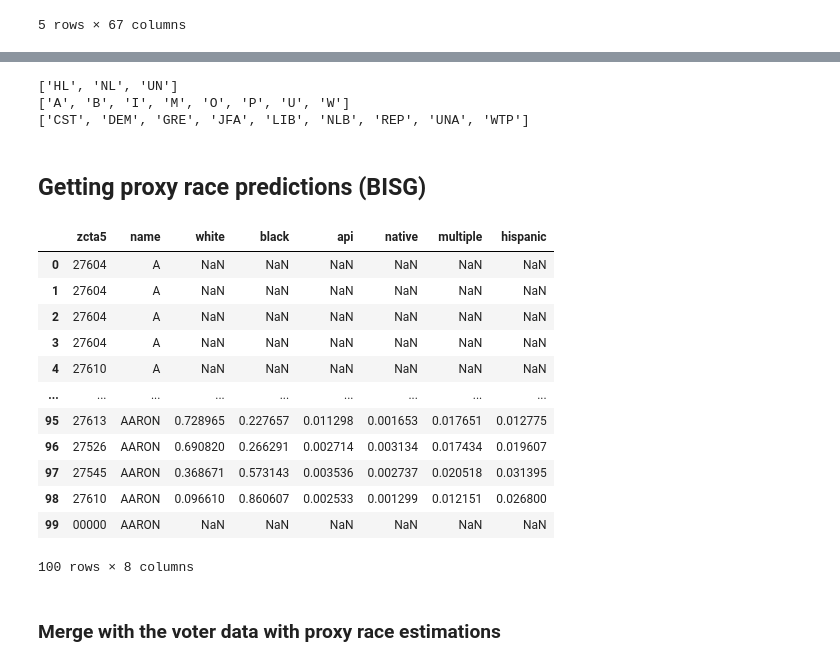
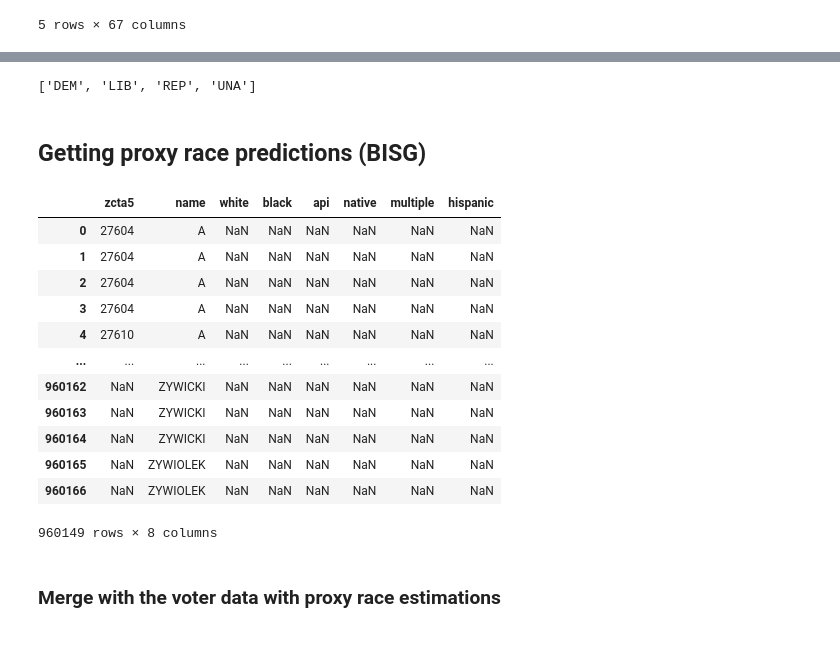
Before and after one commit to saminourji/BISGproject, a Jupyter notebook: src/BISG_North_Carolina_Voter_Registration_Analysis.ipynb, the cells around one changed output, grey strips where cells are left out. Cells and saved outputs as stored; diff of their text form; code cells hidden in the pictures.

```diff
--- a/src/BISG_North_Carolina_Voter_Registration_Analysis.ipynb
+++ b/src/BISG_North_Carolina_Voter_Registration_Analysis.ipynb
@@ -58,28 +94,24 @@ voter_data.head()
 # %%
 import numpy as np
 
-print(sorted(voter_data["ethnic_code"].unique()))
-print(sorted(voter_data["race_code"].unique()))
-
-
-# Remove parties other than DEM REP LIB IND
-# voter_data = voter_data[voter_data["party_cd"].isin(["DEM", "REP","LIB","UNA"])]
+# Removing all parties other than  (DEM, REP, LIB, IND) -- here assume that IND(ependent) = UNA(ssigned)
+voter_data = voter_data[voter_data["party_cd"].isin(
+    ["DEM", "REP", "LIB", "UNA"])]
 voter_parties = sorted(voter_data["party_cd"].unique())
 print(voter_parties)
 
 
-
 # Making the "race_code" and "ehnic_code" match with the surgeo's BISG race
-    # hispanic ethnicity takes priority over race
+# hispanic ethnicity takes priority over race
 bisg_race = ["white", "black", "api", "native", "multiple", "hispanic"]
 race_map = {"A": "multiple",
-             "B": "black",
-             "P": "api",
-             "I": "native",
-             "M": "multiple",
-             "O": "multiple",
-             "U": "multiple",
-             "W": "white"}
+            "B": "black",
+            "P": "api",
+            "I": "native",
+            "M": "multiple",
+            "O": "multiple",
+            "U": "multiple",
+            "W": "white"}
 
 voter_data["bisg_race"] = voter_data["race_code"].map(race_map)
 voter_data.loc[voter_data["ethnic_code"] == "HL", "bisg_race"] = "hispanic"
@@ -88,38 +120,34 @@ voter_data.loc[voter_data["ethnic_code"] == "HL", "bisg_race"] = "hispanic"
 # Converting zip codes to strings (NAs converted to 0)
 voter_data["zip_code"] = voter_data["zip_code"].fillna(0)
 voter_data["zip_code"] = voter_data["zip_code"].astype(int).astype(str)
-
-
-# voter_data["last_name"] = voter_data["last_name"].fillna("")
 # %% [output]
-['HL', 'NL', 'UN']
-['A', 'B', 'I', 'M', 'O', 'P', 'U', 'W']
-['CST', 'DEM', 'GRE', 'JFA', 'LIB', 'NLB', 'REP', 'UNA', 'WTP']
+['DEM', 'LIB', 'REP', 'UNA']
 # %% [markdown]
 ## Getting proxy race predictions (BISG)
 # %%
 import sys, os
 sys.path.append(os.path.abspath(os.path.join(os.getcwd(), '..')))
 from predictors.BISGPredictor_class import BISGPredictor
 
+# using BISGPredictor class
 bisg = BISGPredictor()
 
-sg_results = bisg.inference(voter_data)
-sg_results.head(100)
+proxy_results = bisg.inference(voter_data)
+proxy_results
 # %% [output]
 |  | zcta5 | name | white | black | api | native | multiple | hispanic |
 | 0 | 27604 | A | NaN | NaN | NaN | NaN | NaN | NaN |
 | 1 | 27604 | A | NaN | NaN | NaN | NaN | NaN | NaN |
 | 2 | 27604 | A | NaN | NaN | NaN | NaN | NaN | NaN |
 | 3 | 27604 | A | NaN | NaN | NaN | NaN | NaN | NaN |
 | 4 | 27610 | A | NaN | NaN | NaN | NaN | NaN | NaN |
 | ... | ... | ... | ... | ... | ... | ... | ... | ... |
-| 95 | 27613 | AARON | 0.728965 | 0.227657 | 0.011298 | 0.001653 | 0.017651 | 0.012775 |
-| 96 | 27526 | AARON | 0.690820 | 0.266291 | 0.002714 | 0.003134 | 0.017434 | 0.019607 |
-| 97 | 27545 | AARON | 0.368671 | 0.573143 | 0.003536 | 0.002737 | 0.020518 | 0.031395 |
-| 98 | 27610 | AARON | 0.096610 | 0.860607 | 0.002533 | 0.001299 | 0.012151 | 0.026800 |
-| 99 | 00000 | AARON | NaN | NaN | NaN | NaN | NaN | NaN |
+| 960162 | NaN | ZYWICKI | NaN | NaN | NaN | NaN | NaN | NaN |
+| 960163 | NaN | ZYWICKI | NaN | NaN | NaN | NaN | NaN | NaN |
+| 960164 | NaN | ZYWICKI | NaN | NaN | NaN | NaN | NaN | NaN |
+| 960165 | NaN | ZYWIOLEK | NaN | NaN | NaN | NaN | NaN | NaN |
+| 960166 | NaN | ZYWIOLEK | NaN | NaN | NaN | NaN | NaN | NaN |
-100 rows × 8 columns
+960149 rows × 8 columns
 # %% [markdown]
 ### Merge with the voter data with proxy race estimations
 # %%
```
Also changed, not shown: parts of 20 cells of this notebook.
